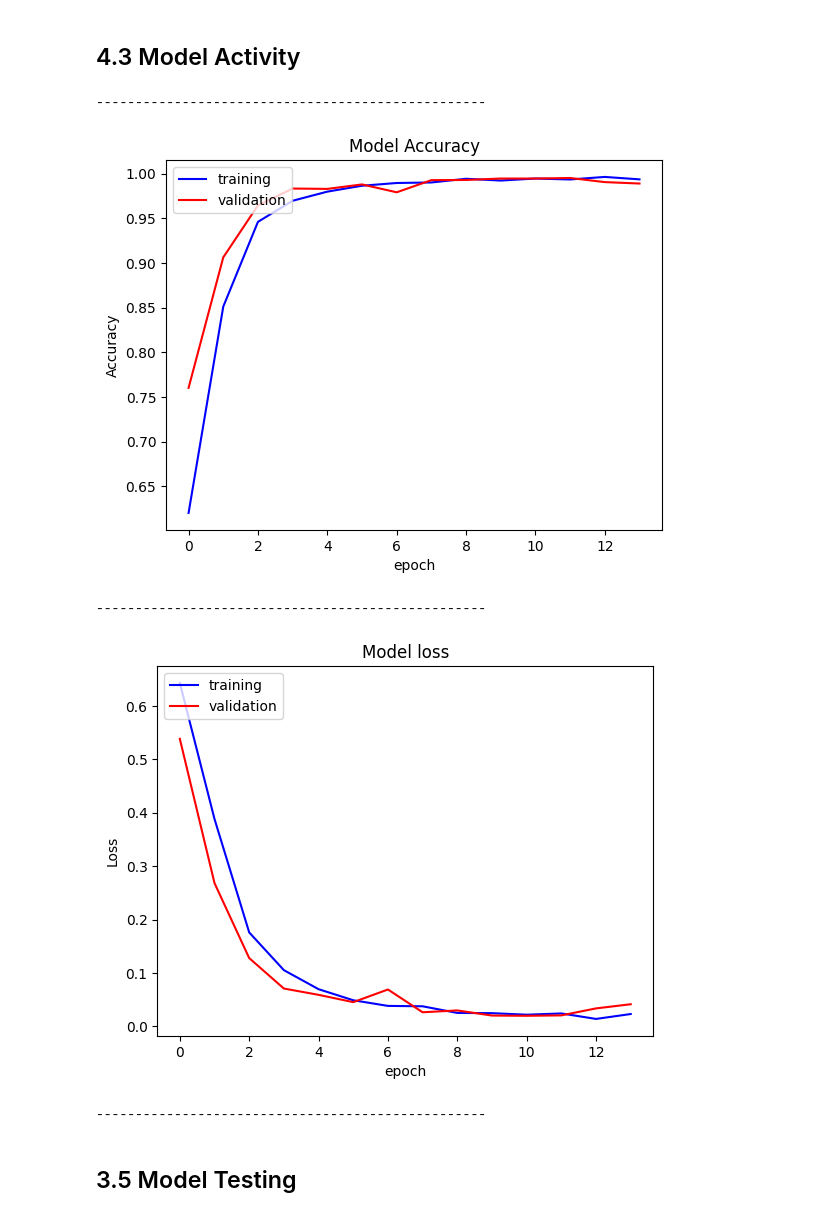
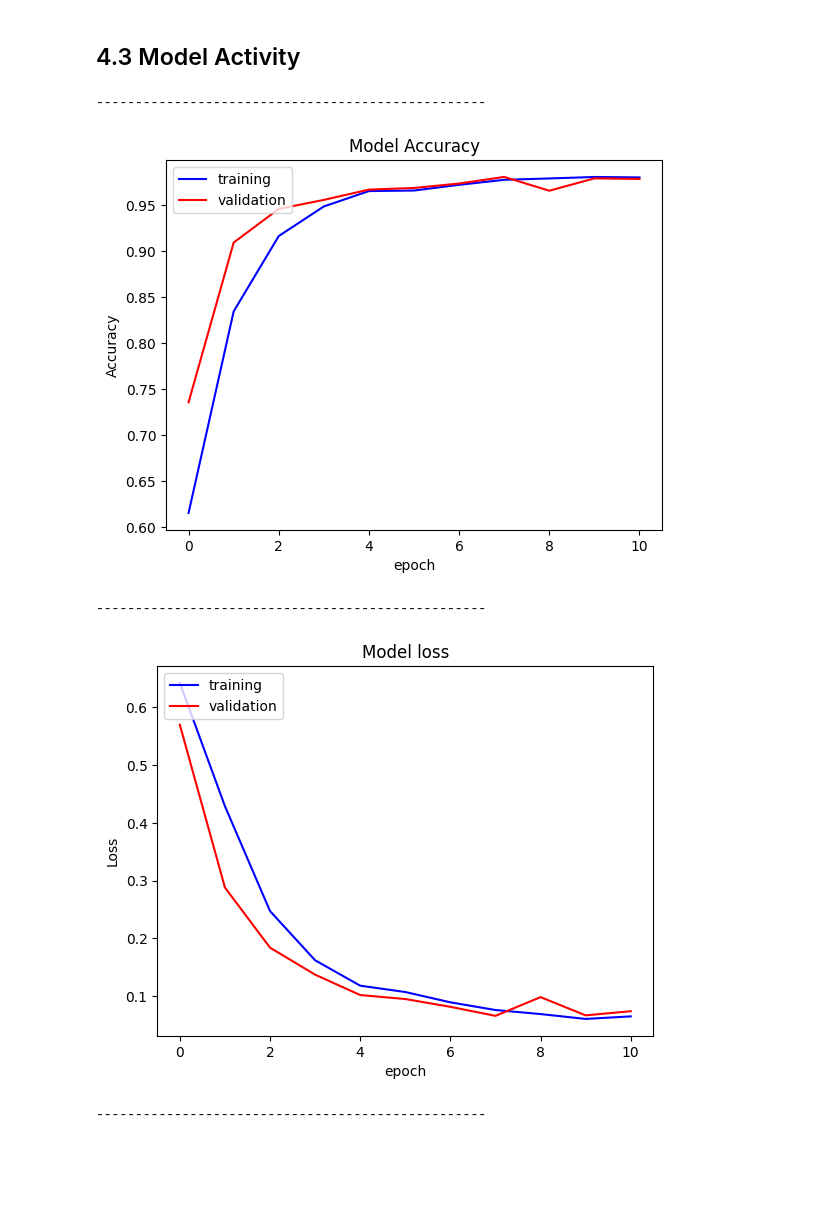
Before and after one commit to Shubbair/Face-Mask-Detection, a Jupyter notebook: Training&Testing_Model.ipynb, the cells around one changed output. Saved outputs shown, nothing was run; the diff lists cells and outputs as text; code cells hidden in the pictures; blank space fills up the shorter version.

```diff
--- a/Training&Testing_Model.ipynb
+++ b/Training&Testing_Model.ipynb
@@ -82,17 +100,17 @@ train_datagen = tf.keras.preprocessing.image.ImageDataGenerator(
 
 train_generator = train_datagen.flow_from_directory(
     TRAINING_DIR,
-    class_mode='categorical',
-    color_mode='grayscale',
+    class_mode='binary',
+    color_mode = 'grayscale',
     subset = 'training',
     target_size=(150, 150),
     batch_size=128
-)
+    )
 
 validation_generator = train_datagen.flow_from_directory(
     TRAINING_DIR,
-    class_mode='categorical',
-    color_mode='grayscale',
+    class_mode='binary',
+    color_mode = 'grayscale',
     subset = 'validation',
     target_size=(150, 150),
     batch_size=128
@@ -107,26 +125,21 @@ Found 5000 images belonging to 2 classes.
 # %%
 inputs = tf.keras.layers.Input(shape=(150,150,1))
 
-x = tf.keras.layers.Conv2D(filters = 128, kernel_size = (3, 3), activation=tf.nn.relu)(inputs)
-x = tf.keras.layers.MaxPooling2D(pool_size = (2, 2))(x)
-x = tf.keras.layers.Conv2D(filters = 64, kernel_size = (3, 3), activation=tf.nn.relu)(x)
+x = tf.keras.layers.Conv2D(filters = 16, kernel_size = (3, 3), activation=tf.nn.relu)(inputs)
 x = tf.keras.layers.MaxPooling2D(pool_size = (2, 2))(x)
 x = tf.keras.layers.Conv2D(filters = 32, kernel_size = (3, 3), activation=tf.nn.relu)(x)
 x = tf.keras.layers.MaxPooling2D(pool_size = (2, 2))(x)
+x = tf.keras.layers.Flatten()(x)
+x = tf.keras.layers.Dense(units = 512, activation=tf.nn.relu)(x)
 
-x = tf.keras.layers.Flatten()(x)
-x = tf.keras.layers.Dense(units = 32, activation=tf.nn.relu)(x)
-
-output = tf.keras.layers.Dense(units = 2, activation=tf.nn.softmax)(x)
+output = tf.keras.layers.Dense(units = 1, activation=tf.nn.sigmoid)(x)
 
 model = tf.keras.Model(inputs,output)
 
 model.compile(
     optimizer=tf.keras.optimizers.Adam(learning_rate=0.0001),
     loss=tf.keras.losses.BinaryCrossentropy(),
-    metrics=[
-        'accuracy'
-    ]
+    metrics=['acc']
 )
 
 model.summary()
@@ -153,6 +166,6 @@ _________________________________________________________________
 # %%
 early_stopping = tf.keras.callbacks.EarlyStopping(patience=3, restore_best_weights=True)
 
-history = model.fit_generator(train_generator, epochs=15, validation_data=validation_generator,callbacks=[early_stopping])
+history = model.fit(train_generator, epochs=15, validation_data=validation_generator,callbacks=[early_stopping])
 # %% [output]
 Epoch 1/15
@@ -177,32 +190,30 @@ Epoch 14/15
 # %%
 # Accuracy
 print('-'*50)
 
-plt.plot(history.history['accuracy'],'b-')
-plt.plot(history.history['val_accuracy'],'r-')
+plt.plot(history.history['acc'],'b-')
+plt.plot(history.history['val_acc'],'r-')
 plt.title('Model Accuracy')
 plt.ylabel('Accuracy')
 plt.xlabel('epoch')
 plt.legend(['training', 'validation'], loc='upper left')
 plt.show()
 
 print('-'*50)
 
 # Loss
 plt.plot(history.history['loss'],'b-')
 plt.plot(history.history['val_loss'],'r-')
 plt.title('Model loss')
 plt.ylabel('Loss')
 plt.xlabel('epoch')
 plt.legend(['training', 'validation'], loc='upper left')
 plt.show()
 
 print('-'*50)
 # %% [output]
 --------------------------------------------------
-[figure, old version]
+[figure, new version]
 --------------------------------------------------
-[figure, old version]
+[figure, new version]
 --------------------------------------------------
-# %% [markdown]
-## 3.5 Model Testing
```
Also changed, not shown: parts of 9 cells of this notebook.
